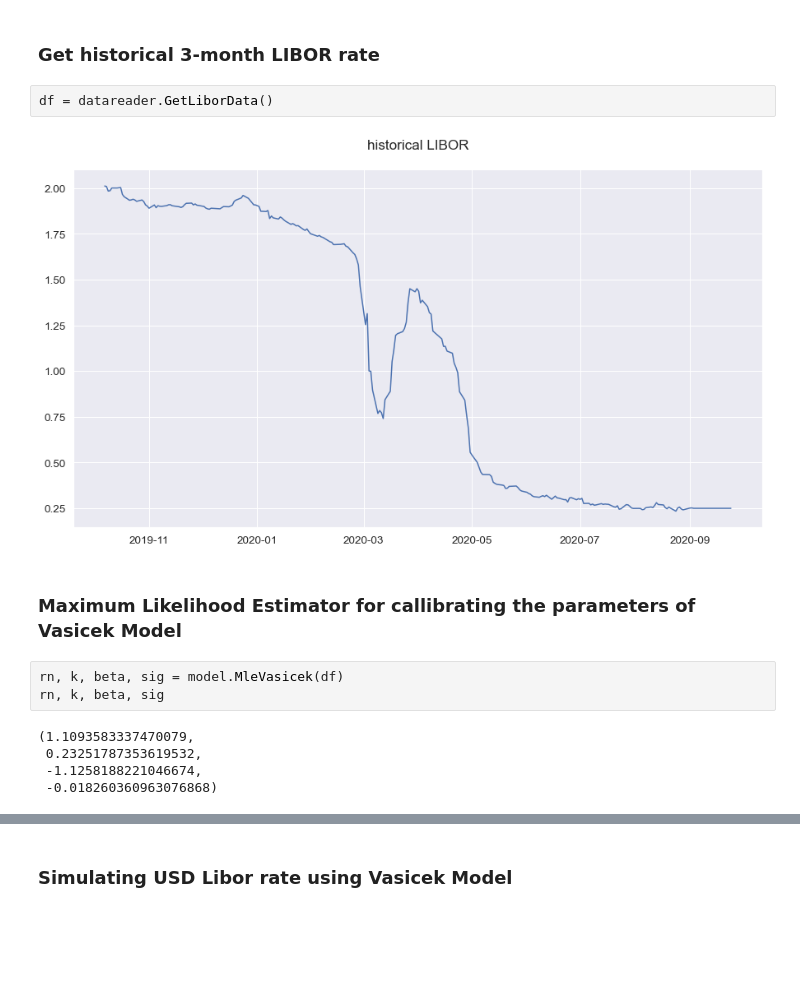
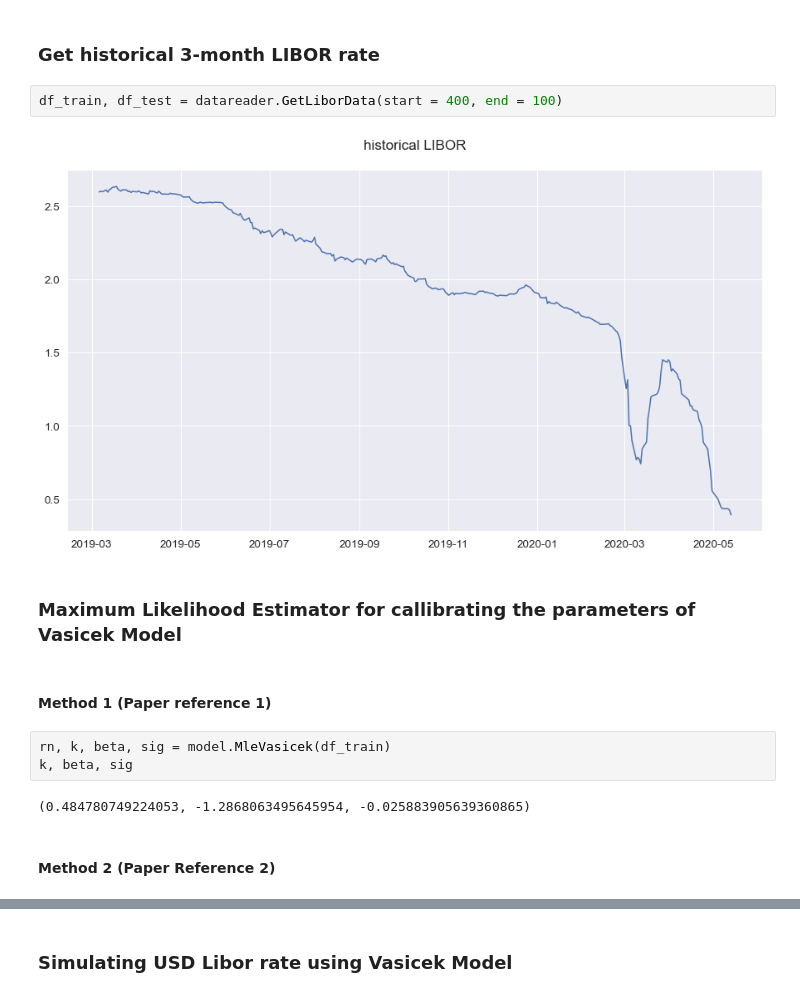
Before and after one commit to abhishekprog0/StructuredPricingEngine, a Jupyter notebook: Structured & Hybrid Project 2020.ipynb, the cells around one changed output, grey strips where cells are left out. Cells and saved outputs as stored; diff of their text form; blank space fills up the shorter version.

Commit message:
Added MLE Estimator method 2.

```diff
--- a/Structured & Hybrid Project 2020.ipynb
+++ b/Structured & Hybrid Project 2020.ipynb
@@ -231,17 +257,18 @@ plt.show()
 dr(t) = k[θ − r(t)]dt + σdW(t)
 # %% [markdown]
 ### Get historical 3-month LIBOR rate
-# %%
-df = datareader.GetLiborData()
-# %% [output]
-[figure, removed]
+# %%
+df_train, df_test = datareader.GetLiborData(start = 400, end = 100)
+# %% [output]
+[figure, added]
 # %% [markdown]
 ### Maximum Likelihood Estimator for callibrating the parameters of Vasicek Model
+# %% [markdown]
+#### Method 1 (Paper reference 1)
 # %%
-rn, k, beta, sig = model.MleVasicek(df)
-rn, k, beta, sig
+rn, k, beta, sig = model.MleVasicek(df_train)
+k, beta, sig
 # %% [output]
-(1.1093583337470079,
- 0.23251787353619532,
- -1.1258188221046674,
- -0.018260360963076868)
+(0.484780749224053, -1.2868063495645954, -0.025883905639360865)
+# %% [markdown]
+#### Method 2 (Paper Reference 2)
```
Also changed, not shown: parts of 4 cells of this notebook.
